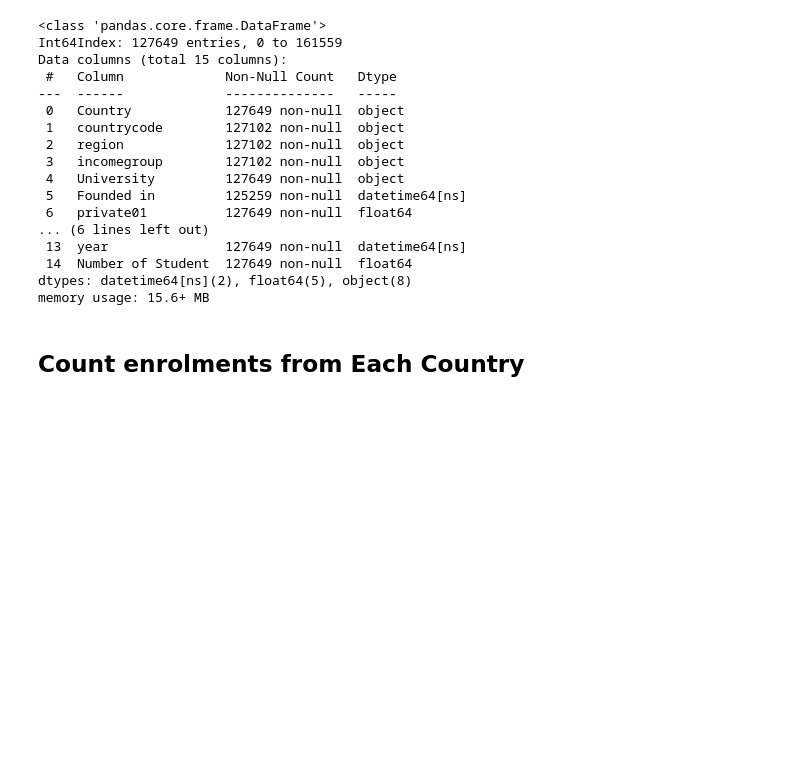
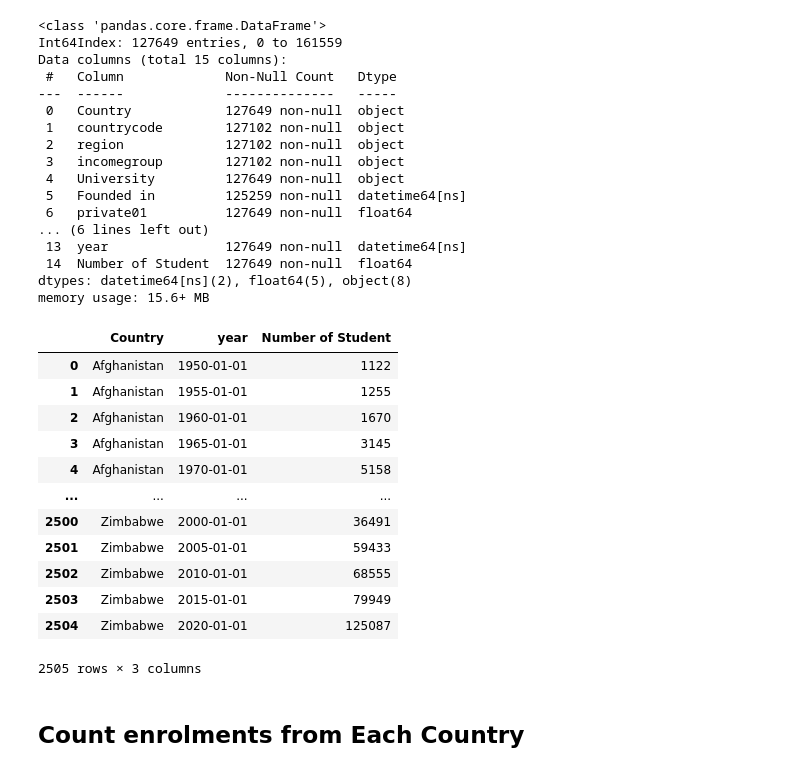
Before and after one commit to hannanmustajab/University-Enrolment-Dashboad-D3.js-, a Jupyter notebook: DV-Preprocessing.ipynb, the cells around one changed output. Drawn from its saved outputs; the diff is of its cells as text; code cells hidden in the pictures; blank space fills up the shorter version.

```diff
--- a/DV-Preprocessing.ipynb
+++ b/DV-Preprocessing.ipynb
@@ -94,6 +94,27 @@ Data columns (total 15 columns):
  14  Number of Student  127649 non-null  float64
 dtypes: datetime64[ns](2), float64(5), object(8)
 memory usage: 15.6+ MB
+# %%
+# Group the data by country and year
+grouped = df.groupby(['Country', 'year'])
+
+# Calculate the total number of students for each group
+result = grouped['Number of Student'].sum().reset_index()
+result
+# %% [output]
+|  | Country | year | Number of Student |
+| 0 | Afghanistan | 1950-01-01 | 1122 |
+| 1 | Afghanistan | 1955-01-01 | 1255 |
+| 2 | Afghanistan | 1960-01-01 | 1670 |
+| 3 | Afghanistan | 1965-01-01 | 3145 |
+| 4 | Afghanistan | 1970-01-01 | 5158 |
+| ... | ... | ... | ... |
+| 2500 | Zimbabwe | 2000-01-01 | 36491 |
+| 2501 | Zimbabwe | 2005-01-01 | 59433 |
+| 2502 | Zimbabwe | 2010-01-01 | 68555 |
+| 2503 | Zimbabwe | 2015-01-01 | 79949 |
+| 2504 | Zimbabwe | 2020-01-01 | 125087 |
+2505 rows × 3 columns
 # %% [markdown]
 ## Count enrolments from Each Country
 # %%
```
Also changed, not shown: parts of 10 cells of this notebook, 4 other files.
